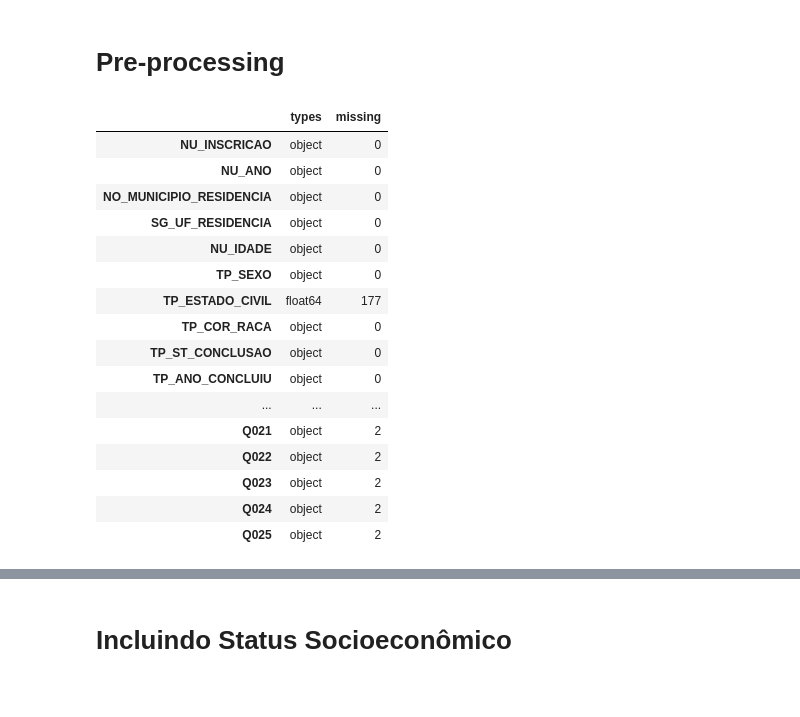
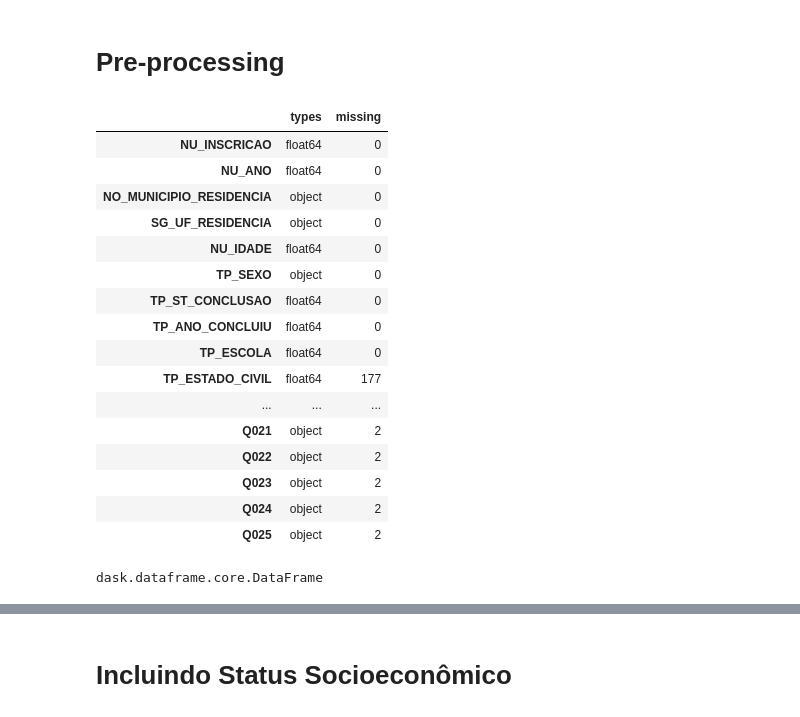
Before and after one commit to Chrystinne/enem, a Jupyter notebook: notebooks/enem_integration.ipynb, the cells around one changed output, grey strips where cells are left out. Drawn from its saved outputs; the diff is of its cells as text; code cells hidden in the pictures.

Commit message:
Add dask

```diff
--- a/notebooks/enem_integration.ipynb
+++ b/notebooks/enem_integration.ipynb
@@ -8,14 +10,15 @@ import zipfile
 # %%
 def load_data_year(year, cols):
     file = f'../../../microdados_anos/MICRODADOS_ENEM_{year}.csv'
-
+    meta = {'TP_ESTADO_CIVIL': 'i', 'NU_NOTA_COMP1': 'i', 'NU_NOTA_COMP2': 'i',
+            'NU_NOTA_COMP3': 'i', 'NU_NOTA_COMP4': 'i', 'NU_NOTA_COMP5': 'i'}
     try:
-        df = pd.read_csv(file, encoding='cp1252', sep=';', usecols=cols, nrows=1000)
+        df = dd.read_csv(file, encoding='cp1252', sep=';', usecols=cols, assume_missing=True).head(n=1000)
     except:
         try:
-            df = pd.read_csv(file, encoding='cp1252', usecols=cols, nrows=1000)
+            df = dd.read_csv(file, encoding='cp1252', usecols=cols, assume_missing=True).head(n=1000)
         except:
-            df = pd.read_csv(file, encoding='cp1252', nrows=1000)
+            df = dd.read_csv(file, encoding='cp1252', assume_missing=True).head(n=1000)
             df = df.rename(columns={'NOTA_LC': 'NU_NOTA_LC', 'NOTA_CN': 'NU_NOTA_CN', 'NOTA_CH': 'NU_NOTA_CH',
                                     'NOTA_MT': 'NU_NOTA_MT','IN_PRESENCA_MT': 'TP_PRESENCA_MT', 'IDADE': 'NU_IDADE',
                                     'IN_PRESENCA_LC': 'TP_PRESENCA_LC', 'IN_PRESENCA_CH': 'TP_PRESENCA_CH',
@@ -39,11 +42,9 @@ cols_used = ['NU_INSCRICAO', 'NU_ANO', 'NO_MUNICIPIO_RESIDENCIA', 'SG_UF_RESIDEN
 years = [2015, 2016, 2017, 2018, 2019]
 # %%
 def union_datas(years, cols):
-    df_final = pd.DataFrame([], columns=cols)
-
-    for y in years:
-        df_final = pd.concat([df_final, load_data_year(y, cols)])
-
+    df_final = load_data_year(years[0], cols)
+    for y in years[1:]:
+        df_final = dd.concat([df_final, load_data_year(y, cols)])
     return df_final
 # %%
 %%time
@@ -64,19 +65,19 @@ df_union.head()
 # %% [markdown]
 # Pre-processing
 # %%
-pd.DataFrame({'types': df_union.dtypes, 'missing': df_union.isna().sum()})
+pd.DataFrame({'types': df_union.dtypes, 'missing': df_union.isna().compute().sum()})
 # %% [output]
 |  | types | missing |
-| NU_INSCRICAO | object | 0 |
-| NU_ANO | object | 0 |
+| NU_INSCRICAO | float64 | 0 |
+| NU_ANO | float64 | 0 |
 | NO_MUNICIPIO_RESIDENCIA | object | 0 |
 | SG_UF_RESIDENCIA | object | 0 |
-| NU_IDADE | object | 0 |
+| NU_IDADE | float64 | 0 |
 | TP_SEXO | object | 0 |
+| TP_ST_CONCLUSAO | float64 | 0 |
+| TP_ANO_CONCLUIU | float64 | 0 |
+| TP_ESCOLA | float64 | 0 |
 | TP_ESTADO_CIVIL | float64 | 177 |
-| TP_COR_RACA | object | 0 |
-| TP_ST_CONCLUSAO | object | 0 |
-| TP_ANO_CONCLUIU | object | 0 |
 | ... | ... | ... |
 | Q021 | object | 2 |
 | Q022 | object | 2 |
@@ -85,3 +86,7 @@ pd.DataFrame({'types': df_union.dtypes, 'missing': df_union.isna().sum()})
 | Q025 | object | 2 |
 # %%
 df_final = df_union
+# %%
+type(df_final)
+# %% [output]
+dask.dataframe.core.DataFrame
```
Also changed, not shown: parts of 53 cells of this notebook, 6 other files.
